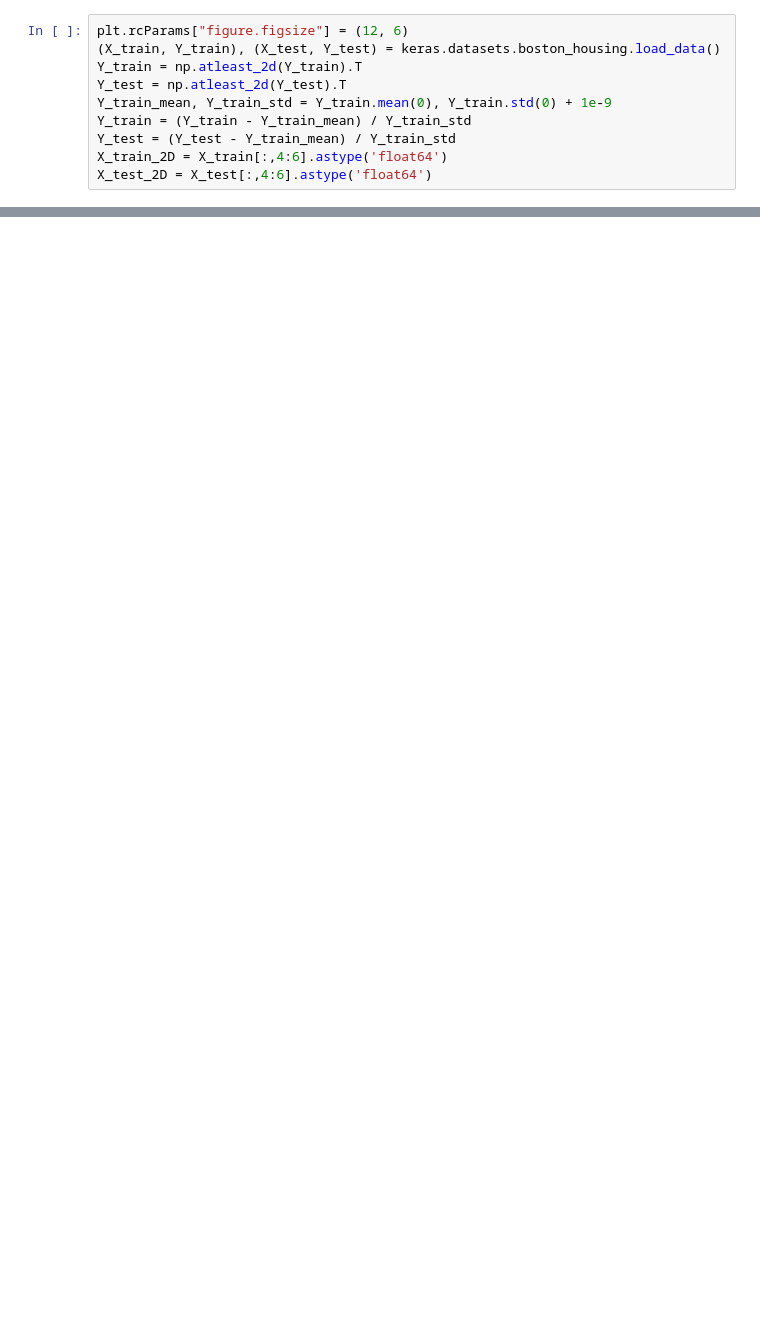
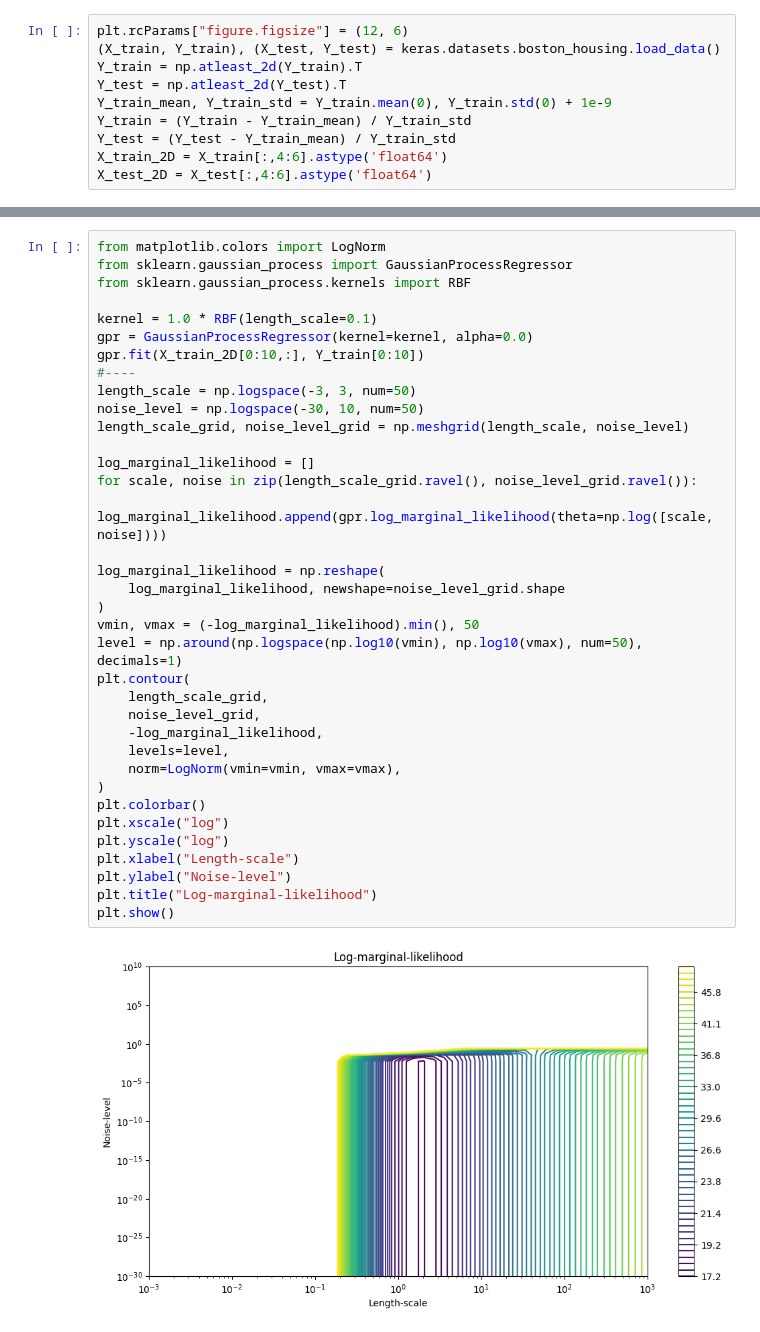
Before and after one commit to mattyred/BSGP_Automatic_Independence_Determination, a Jupyter notebook: kernel.ipynb, the cells around one changed output, grey strips where cells are left out. Cells and saved outputs as stored; diff of their text form; blank space fills up the shorter version.

```diff
--- a/kernel.ipynb
+++ b/kernel.ipynb
@@ -174,0 +204,38 @@ Optimal value of kernel lengthsclaes:  <Parameter: name=softplus, dtype=float64,
+# %%
+from matplotlib.colors import LogNorm
+from sklearn.gaussian_process import GaussianProcessRegressor
+from sklearn.gaussian_process.kernels import RBF
+
+kernel = 1.0 * RBF(length_scale=0.1)
+gpr = GaussianProcessRegressor(kernel=kernel, alpha=0.0)
+gpr.fit(X_train_2D[0:10,:], Y_train[0:10])
+#----
+length_scale = np.logspace(-3, 3, num=50)
+noise_level = np.logspace(-30, 10, num=50)
+length_scale_grid, noise_level_grid = np.meshgrid(length_scale, noise_level)
+
+log_marginal_likelihood = []
+for scale, noise in zip(length_scale_grid.ravel(), noise_level_grid.ravel()):
+    log_marginal_likelihood.append(gpr.log_marginal_likelihood(theta=np.log([scale, noise])))
+
+log_marginal_likelihood = np.reshape(
+    log_marginal_likelihood, newshape=noise_level_grid.shape
+)
+vmin, vmax = (-log_marginal_likelihood).min(), 50
+level = np.around(np.logspace(np.log10(vmin), np.log10(vmax), num=50), decimals=1)
+plt.contour(
+    length_scale_grid,
+    noise_level_grid,
+    -log_marginal_likelihood,
+    levels=level,
+    norm=LogNorm(vmin=vmin, vmax=vmax),
+)
+plt.colorbar()
+plt.xscale("log")
+plt.yscale("log")
+plt.xlabel("Length-scale")
+plt.ylabel("Noise-level")
+plt.title("Log-marginal-likelihood")
+plt.show()
+# %% [output]
+[figure, added]
```
Also changed, not shown: parts of 7 cells of this notebook.
